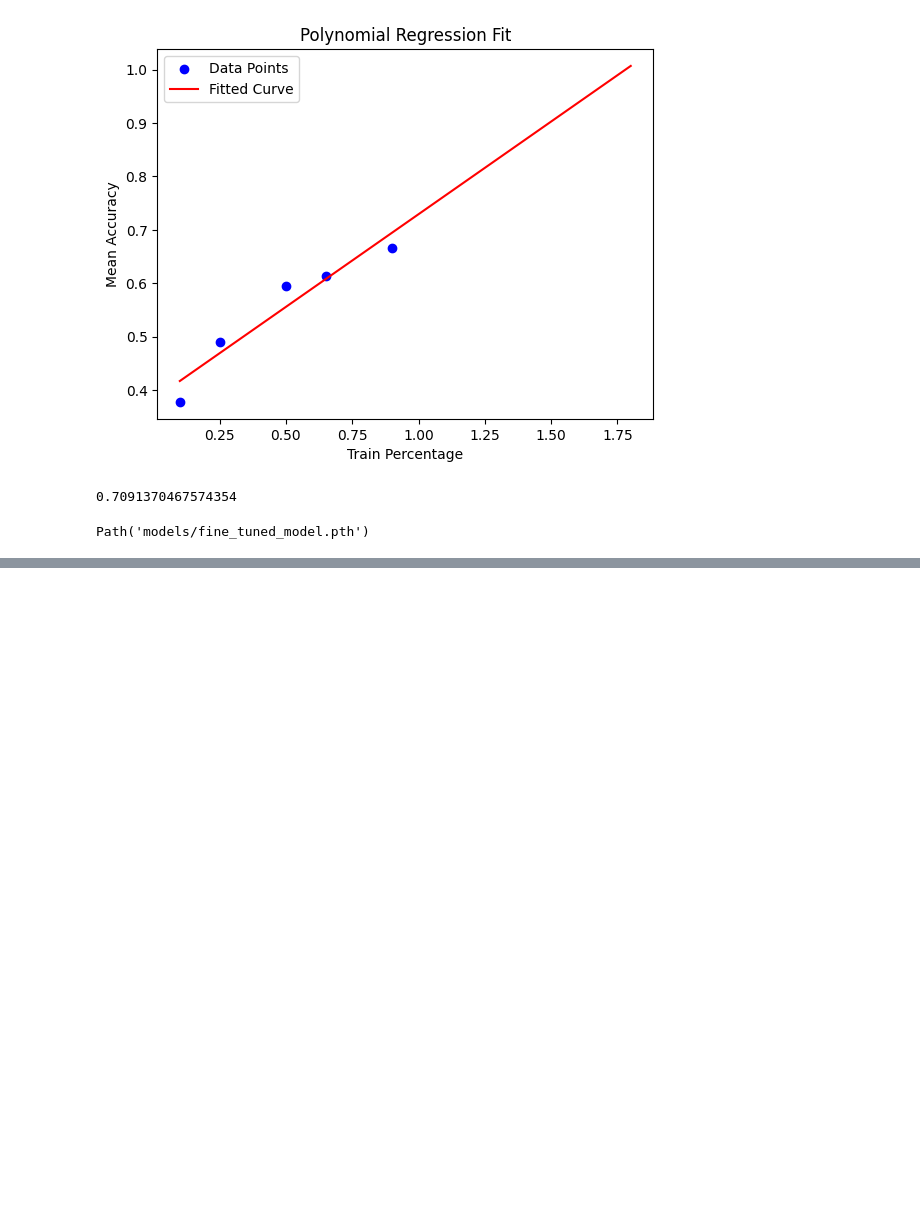
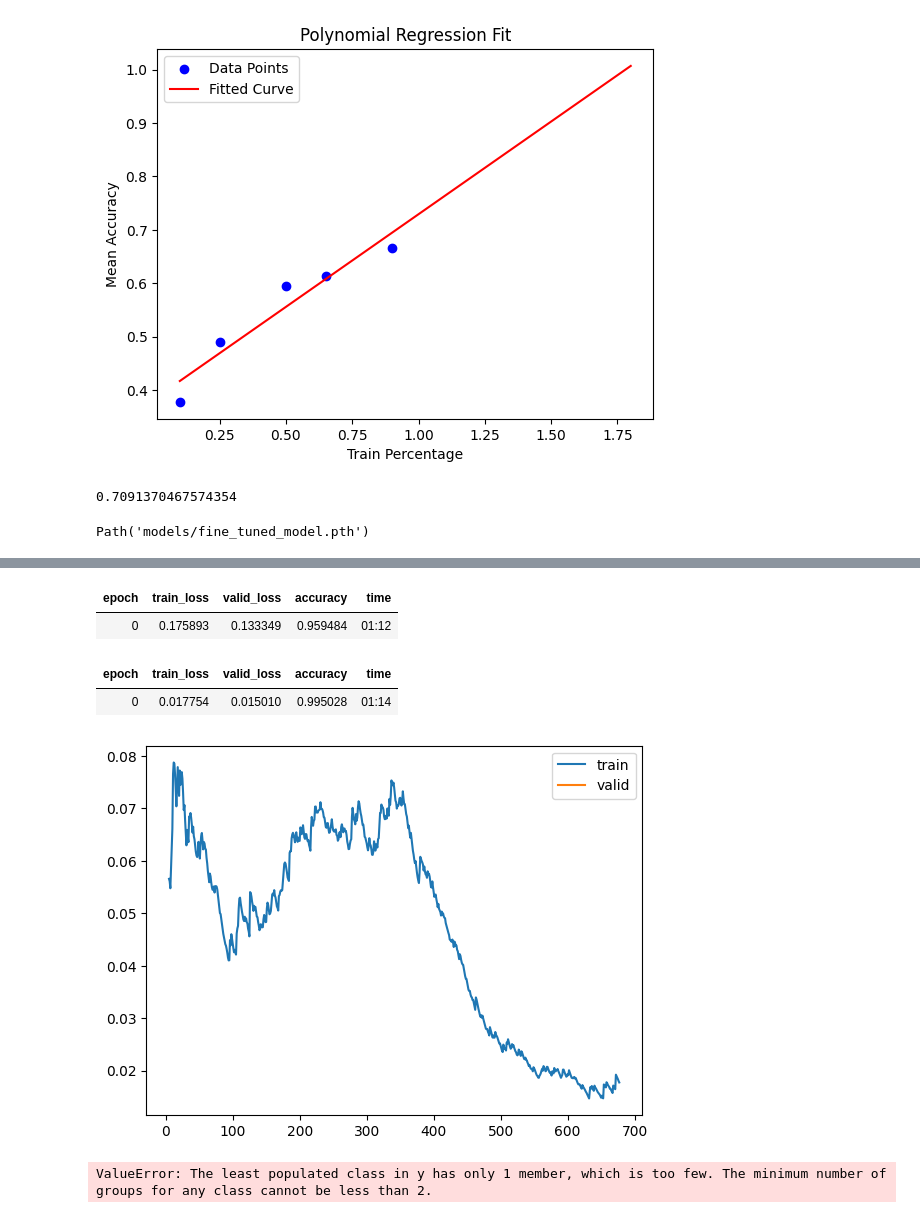
Before and after one commit to Dalton-Gray/plant-inspector, a Jupyter notebook: prototype.ipynb, the cells around one changed output, grey strips where cells are left out. Saved outputs shown, nothing was run; the diff lists cells and outputs as text; code cells hidden in the pictures; blank space fills up the shorter version.

```diff
--- a/prototype.ipynb
+++ b/prototype.ipynb
@@ -342,0 +403,12 @@ field_plant_results_table
+# %%
+dls = create_dls(0.8, 'plantvillage-dataset/color')
+model = timm.create_model('efficientnet_b0', pretrained=True, num_classes=dls.c)
+learn = Learner(dls, model, metrics=accuracy)
+learn.fine_tune(epochs=1)
+learn.recorder.plot_loss()
+# %% [output]
+| epoch | train_loss | valid_loss | accuracy | time |
+| 0 | 0.175893 | 0.133349 | 0.959484 | 01:12 |
+| epoch | train_loss | valid_loss | accuracy | time |
+| 0 | 0.017754 | 0.015010 | 0.995028 | 01:14 |
+[figure, added]
@@ -342,0 +464,5 @@ field_plant_results_table
+# %%
+# Load the new dataset
+dls = create_dls_stratified(0.5, 'FieldPlant-dataset')
+# %% [output]
+ValueError: The least populated class in y has only 1 member, which is too few. The minimum number of groups for any class cannot be less than 2.
```
Also changed, not shown: parts of 15 cells of this notebook, 1 other file.
